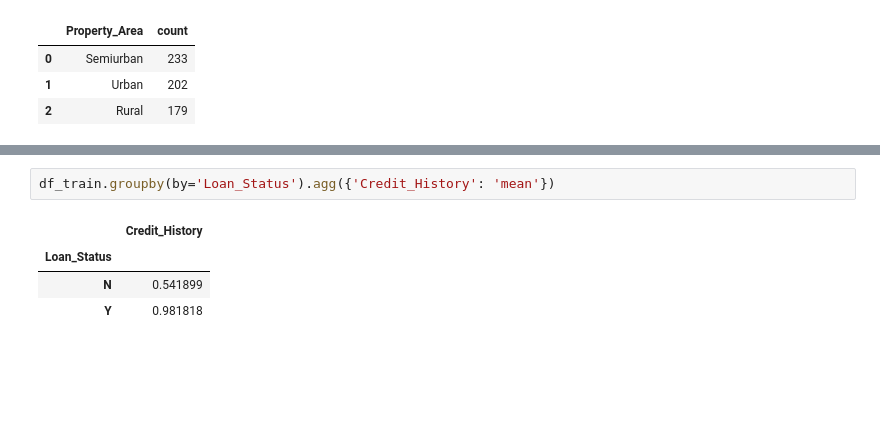
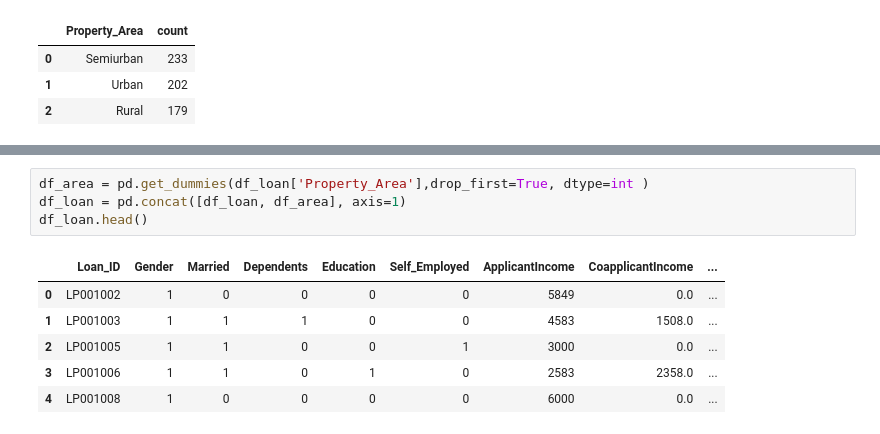
Before and after one commit to manish9857/loan_prediction, a Jupyter notebook: loan_preditction_eda.ipynb, the cells around one changed output, grey strips where cells are left out. Drawn from its saved outputs; the diff is of its cells as text; blank space fills up the shorter version.

```diff
--- a/loan_preditction_eda.ipynb
+++ b/loan_preditction_eda.ipynb
@@ -119,7 +134,11 @@ df_train.groupby(by=['Loan_Status', 'Dependents']).agg({'CoapplicantIncome': 'me
-# %%
-df_train.groupby(by='Loan_Status').agg({'Credit_History': 'mean'})
-# %% [output]
-|  | Credit_History |
-| Loan_Status |  |
-| N | 0.541899 |
-| Y | 0.981818 |
+# %%
+df_area = pd.get_dummies(df_loan['Property_Area'],drop_first=True, dtype=int )
+df_loan = pd.concat([df_loan, df_area], axis=1)
+df_loan.head()
+# %% [output]
+|  | Loan_ID | Gender | Married | Dependents | Education | Self_Employed | ApplicantIncome | CoapplicantIncome | ... |
+| 0 | LP001002 | 1 | 0 | 0 | 0 | 0 | 5849 | 0.0 | ... |
+| 1 | LP001003 | 1 | 1 | 1 | 0 | 0 | 4583 | 1508.0 | ... |
+| 2 | LP001005 | 1 | 1 | 0 | 0 | 1 | 3000 | 0.0 | ... |
+| 3 | LP001006 | 1 | 1 | 0 | 1 | 0 | 2583 | 2358.0 | ... |
+| 4 | LP001008 | 1 | 0 | 0 | 0 | 0 | 6000 | 0.0 | ... |
```
Also changed, not shown: parts of 11 cells of this notebook.
